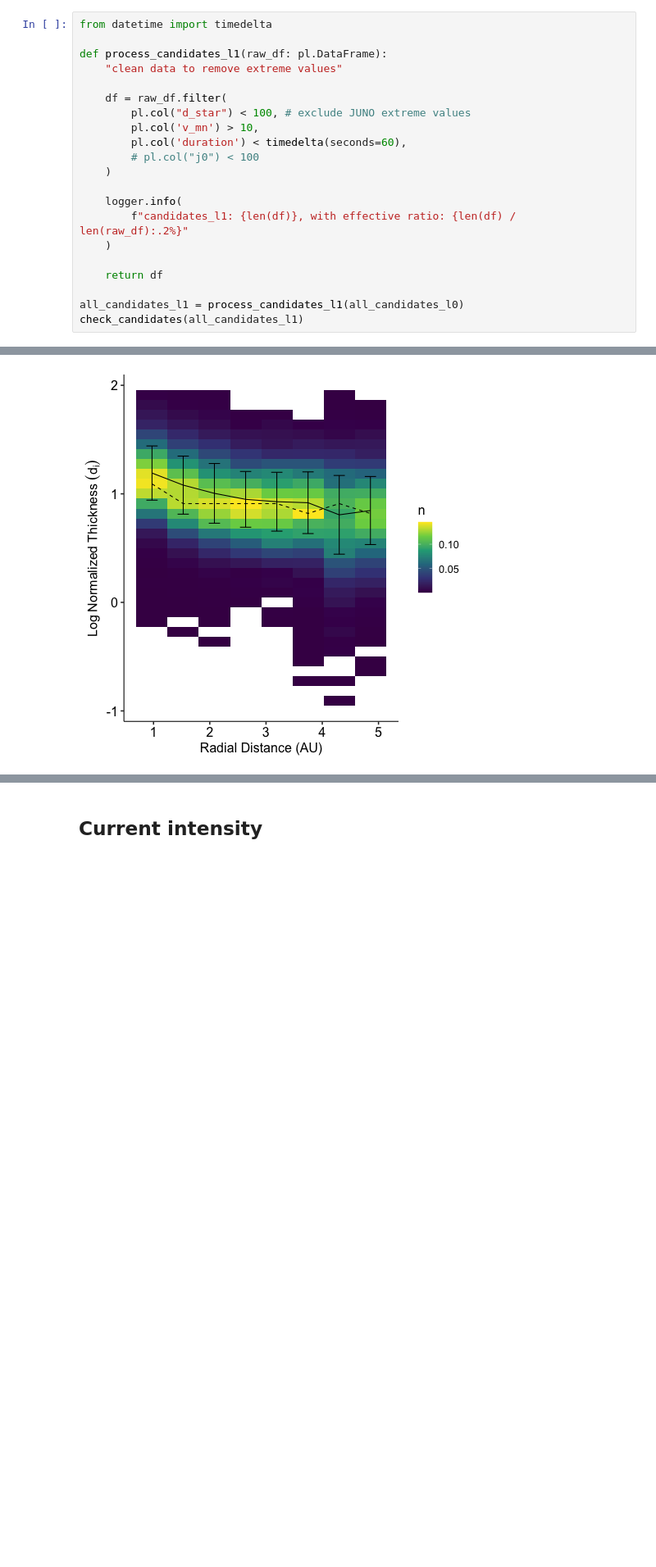
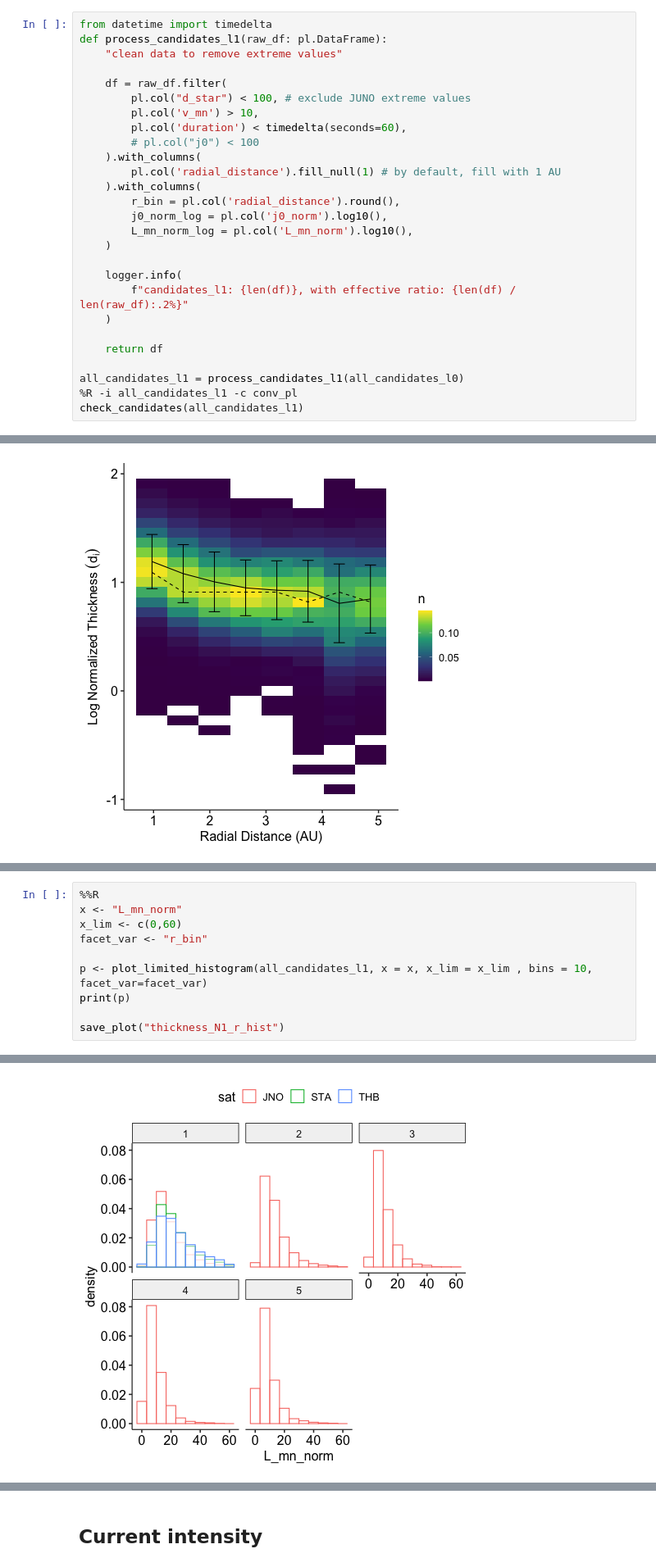
Before and after one commit to Beforerr/discontinuitypy, a Jupyter notebook: notebooks/analysis/02_properties.ipynb, the cells around one changed output, grey strips where cells are left out. Shown at 82% size. Saved outputs shown, nothing was run; the diff lists cells and outputs as text; blank space fills up the shorter version.

```diff
--- a/notebooks/analysis/02_properties.ipynb
+++ b/notebooks/analysis/02_properties.ipynb
@@ -110,7 +134,6 @@ shape: (9, 8)
 | "max" | 152023.367594 | 103745.212024 | 1614.132093 | 1.1500e6 | 583059.205803 | "0:03:16" | 864.604665 |
 # %%
 from datetime import timedelta
-
 def process_candidates_l1(raw_df: pl.DataFrame):
     "clean data to remove extreme values"
 
@@ -119,6 +142,12 @@ def process_candidates_l1(raw_df: pl.DataFrame):
         pl.col('v_mn') > 10,
         pl.col('duration') < timedelta(seconds=60),
         # pl.col("j0") < 100
+    ).with_columns(
+        pl.col('radial_distance').fill_null(1) # by default, fill with 1 AU
+    ).with_columns(
+        r_bin = pl.col('radial_distance').round(),
+        j0_norm_log = pl.col('j0_norm').log10(),
+        L_mn_norm_log = pl.col('L_mn_norm').log10(),
     )
 
     logger.info(
@@ -128,5 +157,6 @@ def process_candidates_l1(raw_df: pl.DataFrame):
     return df
 
 all_candidates_l1 = process_candidates_l1(all_candidates_l0)
+%R -i all_candidates_l1 -c conv_pl
 check_candidates(all_candidates_l1)
 # %% [output]
@@ -388,0 +427,11 @@ Saving 6.67 x 6.67 in image
+# %%
+%%R
+x <- "L_mn_norm"
+x_lim <- c(0,60)
+facet_var <- "r_bin"
+
+p <- plot_limited_histogram(all_candidates_l1, x = x, x_lim = x_lim , bins = 10, facet_var=facet_var)
+print(p)
+
+save_plot("thickness_N1_r_hist")
+# %% [output]
@@ -388,0 +441 @@ Saving 6.67 x 6.67 in image
+[figure, added]
```
Also changed, not shown: parts of 23 cells of this notebook, 18 other files.
